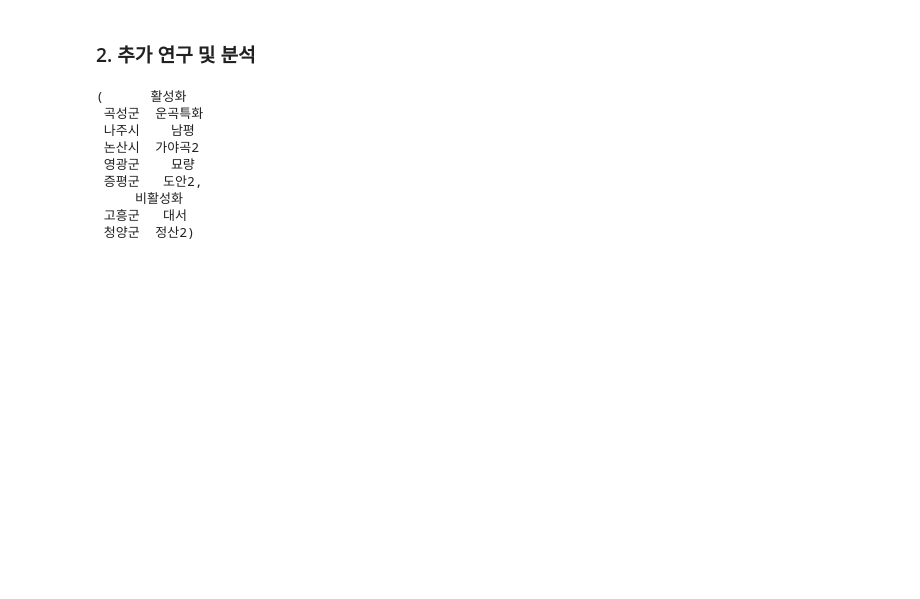
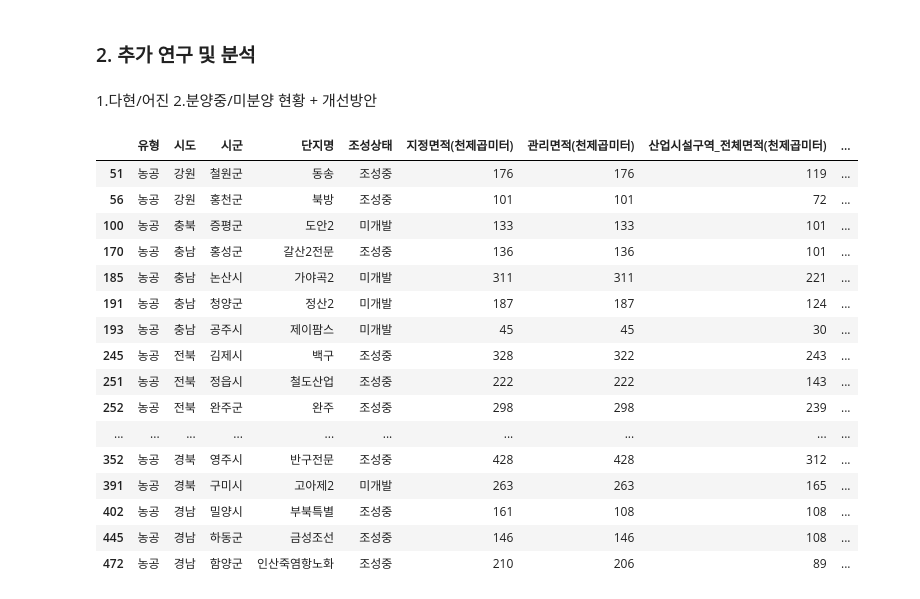
Before and after one commit to ben8169/Project, a Jupyter notebook: 한국산업단지공단_데이터분석/데분기 팀프로젝트.ipynb, the cells around one changed output. Drawn from its saved outputs; the diff is of its cells as text; code cells hidden in the pictures; blank space fills up the shorter version.

```diff
--- a/한국산업단지공단_데이터분석/데분기 팀프로젝트.ipynb
+++ b/한국산업단지공단_데이터분석/데분기 팀프로젝트.ipynb
@@ -483,32 +483,3 @@ plt.scatter(df2['고용현황(명)_계'],df2['누계수출(천달러)'], color='
 ##### 4. 성별, 분야별 고용현황 —> 큰 의미 X
 # %% [markdown]
 ### 2. 추가 연구 및 분석
-# %%
-# 공주시 제이팜스, 구미시 고아제2 --> 분양완료(데이터오류)
-# 미분양 df
-
-active = {
-    "증평군":"도안2",
-    "논산시":"가야곡2",
-    "나주시":"남평",
-    "곡성군":"운곡특화",
-    "영광군":"묘량"
-}
-non_active = {
-    "청양군":"정산2",
-    "고흥군":"대서"
-}
-
-a = pd.DataFrame(data=dict(활성화=active))
-b = pd.DataFrame(data=dict(비활성화=non_active))
-a,b
-# %% [output]
-(      활성화
- 곡성군  운곡특화
- 나주시    남평
- 논산시  가야곡2
- 영광군    묘량
- 증평군   도안2,
-     비활성화
- 고흥군   대서
- 청양군  정산2)
@@ -518,0 +486,3 @@ a,b
+# %% [markdown]
+1.다현/어진
+2.분양중/미분양 현황 + 개선방안
@@ -518,0 +491,22 @@ a,b
+# %%
+#df2 농공 --> 조성상태 col에서 조성중, 미개발 row만 추출
+df_fil1 = df2[(df2.조성상태 == '조성중') | (df2.조성상태 == '미개발')]
+df_fil1
+# %% [output]
+|  | 유형 | 시도 | 시군 | 단지명 | 조성상태 | 지정면적(천제곱미터) | 관리면적(천제곱미터) | 산업시설구역_전체면적(천제곱미터) | ... |
+| 51 | 농공 | 강원 | 철원군 | 동송 | 조성중 | 176 | 176 | 119 | ... |
+| 56 | 농공 | 강원 | 홍천군 | 북방 | 조성중 | 101 | 101 | 72 | ... |
+| 100 | 농공 | 충북 | 증평군 | 도안2 | 미개발 | 133 | 133 | 101 | ... |
+| 170 | 농공 | 충남 | 홍성군 | 갈산2전문 | 조성중 | 136 | 136 | 101 | ... |
+| 185 | 농공 | 충남 | 논산시 | 가야곡2 | 미개발 | 311 | 311 | 221 | ... |
+| 191 | 농공 | 충남 | 청양군 | 정산2 | 미개발 | 187 | 187 | 124 | ... |
+| 193 | 농공 | 충남 | 공주시 | 제이팜스 | 미개발 | 45 | 45 | 30 | ... |
+| 245 | 농공 | 전북 | 김제시 | 백구 | 조성중 | 328 | 322 | 243 | ... |
+| 251 | 농공 | 전북 | 정읍시 | 철도산업 | 조성중 | 222 | 222 | 143 | ... |
+| 252 | 농공 | 전북 | 완주군 | 완주 | 조성중 | 298 | 298 | 239 | ... |
+| ... | ... | ... | ... | ... | ... | ... | ... | ... | ... |
+| 352 | 농공 | 경북 | 영주시 | 반구전문 | 조성중 | 428 | 428 | 312 | ... |
+| 391 | 농공 | 경북 | 구미시 | 고아제2 | 미개발 | 263 | 263 | 165 | ... |
+| 402 | 농공 | 경남 | 밀양시 | 부북특별 | 조성중 | 161 | 108 | 108 | ... |
+| 445 | 농공 | 경남 | 하동군 | 금성조선 | 조성중 | 146 | 146 | 108 | ... |
+| 472 | 농공 | 경남 | 함양군 | 인산죽염항노화 | 조성중 | 210 | 206 | 89 | ... |
```
Also changed, not shown: parts of 17 cells of this notebook.
